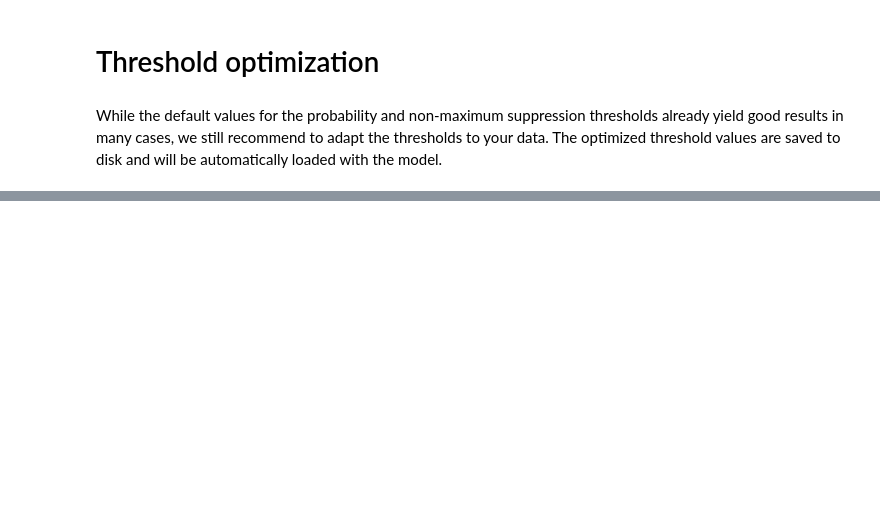
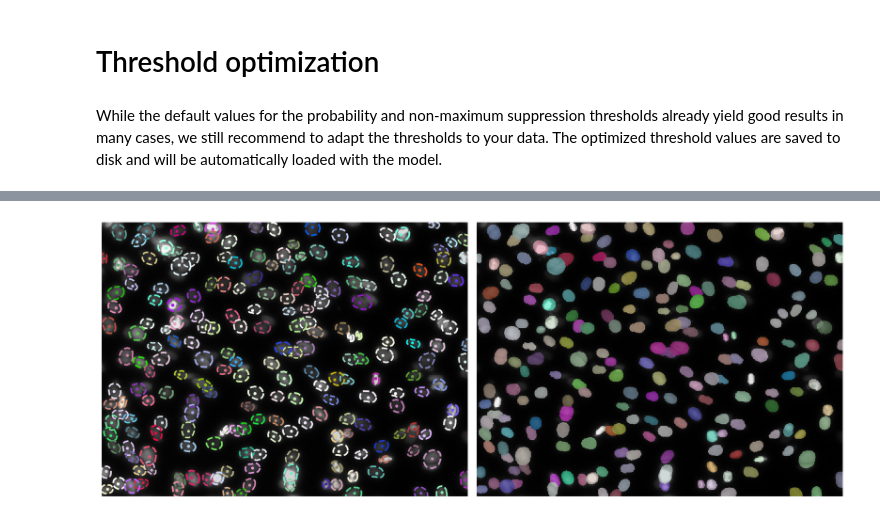
Before and after one commit to trasse/OpSeF-IV, a Jupyter notebook: Train/TrainStarDist/StarDist_training_for_OpSeF_001.ipynb, the cells around one changed output, grey strips where cells are left out. Cells and saved outputs as stored; diff of their text form; code cells hidden in the pictures; blank space fills up the shorter version.

```diff
--- a/Train/TrainStarDist/StarDist_training_for_OpSeF_001.ipynb
+++ b/Train/TrainStarDist/StarDist_training_for_OpSeF_001.ipynb
@@ -216,0 +285,4 @@ Saving to 'thresholds.json'.
+# %%
+example(model, 15, False)
+# %% [output]
+[figure, added]
```
Also changed, not shown: parts of 14 cells of this notebook, 4 other files.
